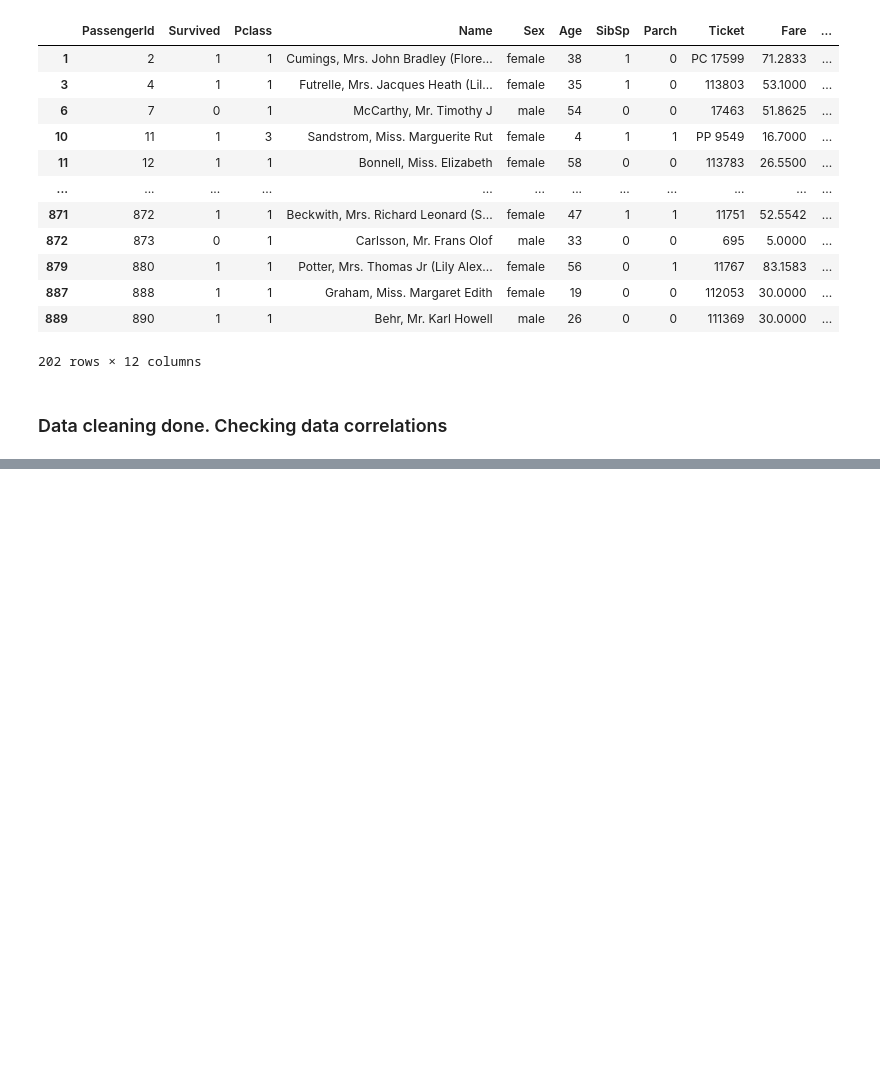
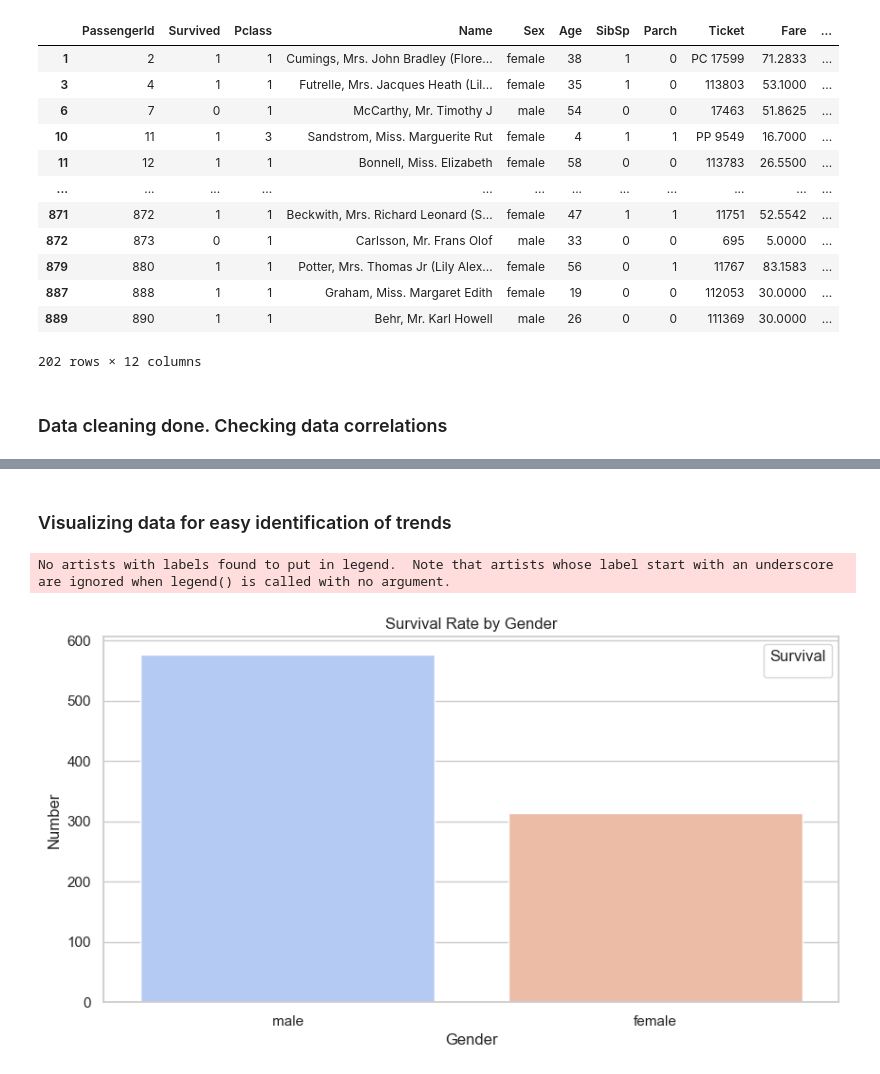
Before and after one commit to Yawog/Prodigy_DS_02, a Jupyter notebook: train_data_analysis.ipynb, the cells around one changed output, grey strips where cells are left out. Drawn from its saved outputs; the diff is of its cells as text; code cells hidden in the pictures; blank space fills up the shorter version.

```diff
--- a/train_data_analysis.ipynb
+++ b/train_data_analysis.ipynb
@@ -79,0 +131,14 @@ train_df.describe(include="all")
+# %% [markdown]
+### Visualizing data for easy identification of trends
+# %%
+sn.set(style="whitegrid")
+plt.figure(figsize=(10, 5))
+sn.countplot(x ='Sex', data = train_df, palette='coolwarm')
+plt.title('Survival Rate by Gender')
+plt.xlabel('Gender')
+plt.ylabel('Number')
+plt.legend(title='Survival', loc='upper right')
+plt.show()
+# %% [output]
+No artists with labels found to put in legend.  Note that artists whose label start with an underscore are ignored when legend() is called with no argument.
+[figure, added]
```
Also changed, not shown: parts of 10 cells of this notebook, 1 other file.
